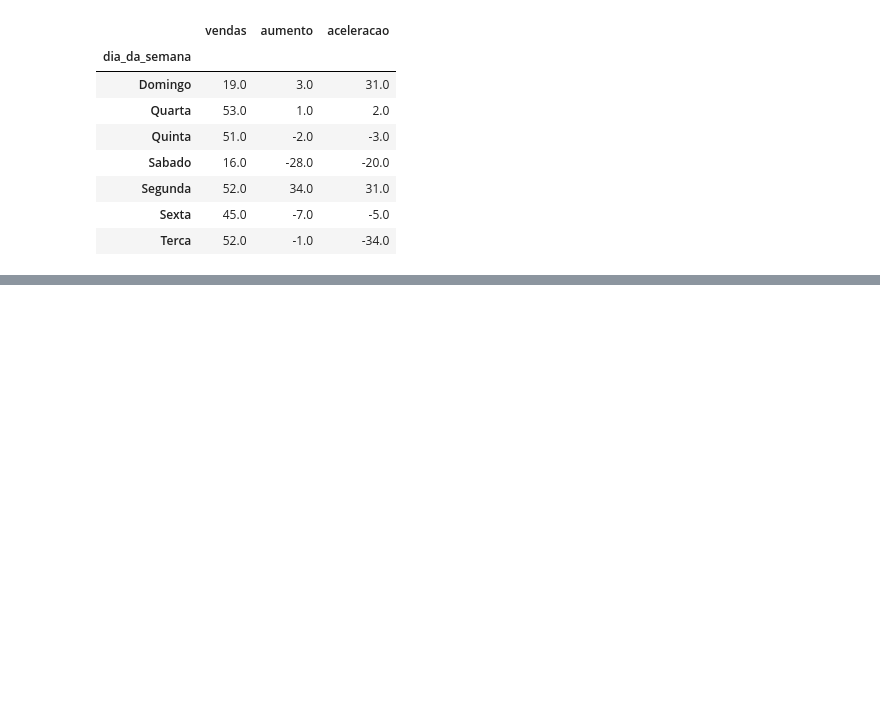
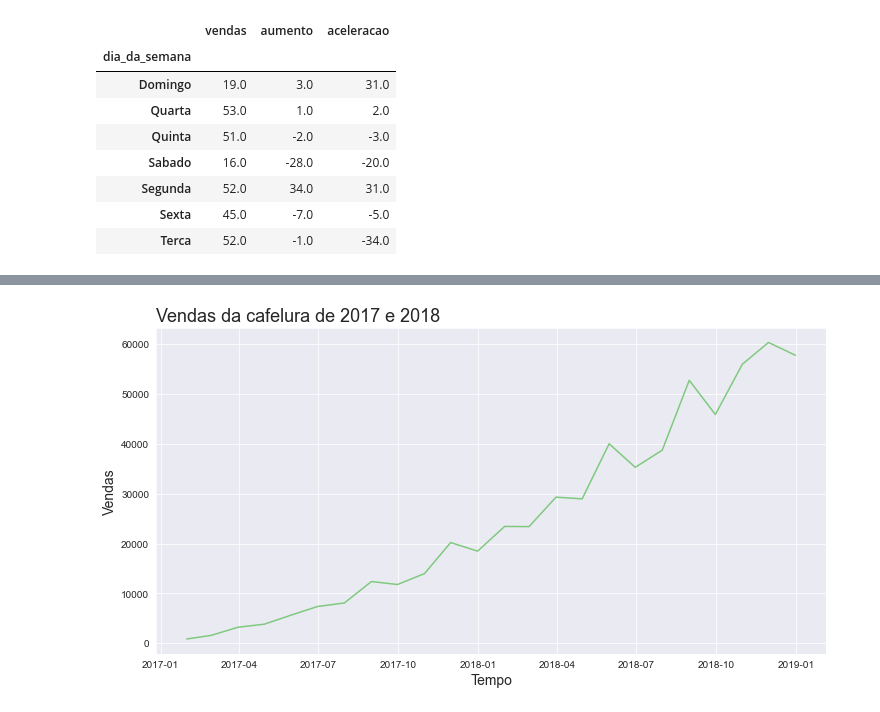
Before and after one commit to joutav/Curso-Series-Temporais, a Jupyter notebook: Time Series.ipynb, the cells around one changed output, grey strips where cells are left out. Saved outputs shown, nothing was run; the diff lists cells and outputs as text; code cells hidden in the pictures; blank space fills up the shorter version.

```diff
--- a/Time Series.ipynb
+++ b/Time Series.ipynb
@@ -94,7 +94,7 @@ ax = ax
 def plotar(titulo, labex, labely, x, y, dataset):
     sns.set_palette('Accent')
     sns.set_style('darkgrid')
-    ax = sns.lineplot(x=x, y=y, data=alucar)
+    ax = sns.lineplot(x=x, y=y, data=dataset)
     ax.figure.set_size_inches(12, 6)
     ax.set_title(titulo, loc='left', fontsize=18)
     ax.set_xlabel(labex, fontsize=14)
@@ -369,0 +395,3 @@ vendas_agrupadas
+# %%
+cafelura = pd.read_csv('dados/cafelura.csv')
+cafelura.head()
@@ -369,0 +411,3 @@ vendas_agrupadas
+# %%
+cafelura.mes = pd.to_datetime(cafelura.mes)
+cafelura.dtypes
@@ -369,0 +433,4 @@ vendas_agrupadas
+# %%
+plotar('Vendas da cafelura de 2017 e 2018', 'Tempo', 'Vendas', 'mes', 'vendas', cafelura)
+# %% [output]
+[figure, added]
```
Also changed, not shown: parts of 23 cells of this notebook.
